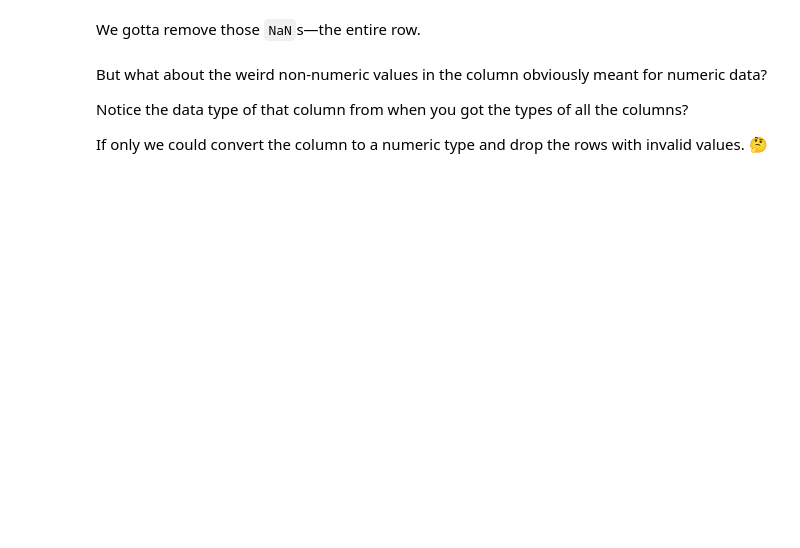
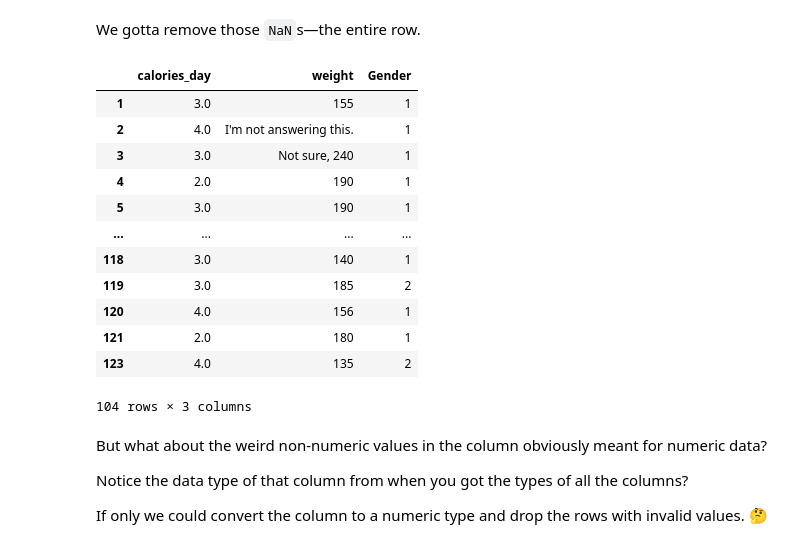
Before and after one commit to JagmeetMinhas/my-fork-2024-DS-Tue, a Jupyter notebook: Week-02-DS-Overview-and-Data/Exercise-JM.ipynb, the cells around one changed output. Drawn from its saved outputs; the diff is of its cells as text; code cells hidden in the pictures; blank space fills up the shorter version.

```diff
--- a/Week-02-DS-Overview-and-Data/Exercise-JM.ipynb
+++ b/Week-02-DS-Overview-and-Data/Exercise-JM.ipynb
@@ -96,3 +106,24 @@ We gotta remove those `NaN`s―the entire row.
+# %%
+# Drop ‘em.
+
+df_food = df_food.dropna()
+
+#Checking to ensure the change took place
+df_food
+# %% [output]
+|  | calories_day | weight | Gender |
+| 1 | 3.0 | 155 | 1 |
+| 2 | 4.0 | I'm not answering this. | 1 |
+| 3 | 3.0 | Not sure, 240 | 1 |
+| 4 | 2.0 | 190 | 1 |
+| 5 | 3.0 | 190 | 1 |
+| ... | ... | ... | ... |
+| 118 | 3.0 | 140 | 1 |
+| 119 | 3.0 | 185 | 2 |
+| 120 | 4.0 | 156 | 1 |
+| 121 | 2.0 | 180 | 1 |
+| 123 | 4.0 | 135 | 2 |
+104 rows × 3 columns
 # %% [markdown]
 But what about the weird non-numeric values in the column obviously meant for numeric data?
 
```
Also changed, not shown: parts of 18 cells of this notebook, 1 other file.
